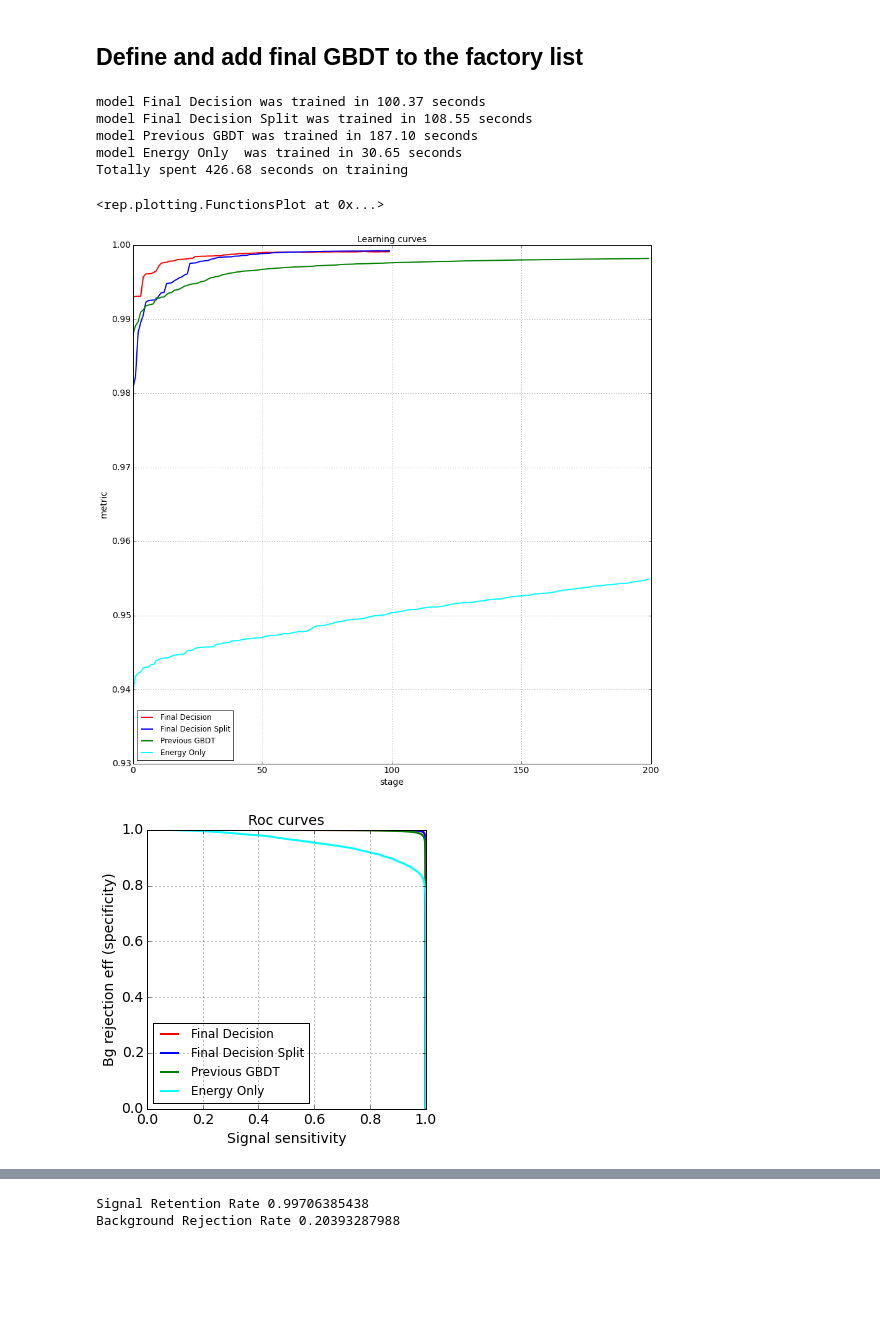
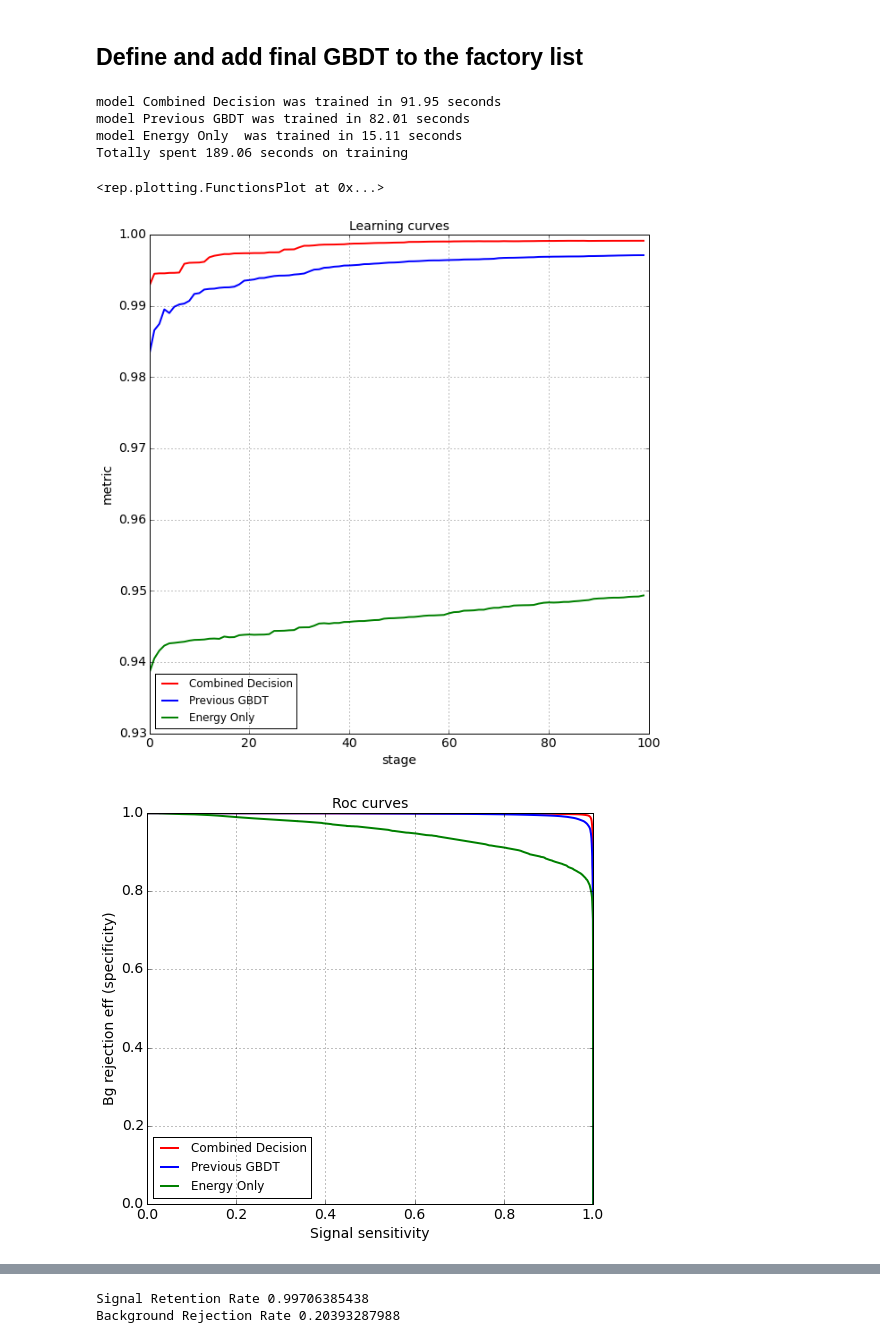
Before and after one commit to ewengillies/track-finding-yandex, a Jupyter notebook: notebooks/LocalBasedFiltering.ipynb, the cells around one changed output, grey strips where cells are left out. Cells and saved outputs as stored; diff of their text form; code cells hidden in the pictures; blank space fills up the shorter version.

```diff
--- a/notebooks/LocalBasedFiltering.ipynb
+++ b/notebooks/LocalBasedFiltering.ipynb
@@ -210,7 +210,6 @@ test_data['labels'] = 2 - test_data['labels']
 gb_all_features = SklearnClassifier(GradientBoostingClassifier(n_estimators=100),
                                     features=train_features)
 factory.add_classifier('All Features', gb_all_features)
-factory.add_classifier('Energy Deposit', gb_deposit)
 # %%
 # Train the classifier
 factory.fit(train_data, train_data['labels'])
@@ -393,8 +401,8 @@ Area under ROC curve after noise  0.296755456363
 # %% [markdown]
 ### Preform Parameter Scan over Alpha
 # %%
-alpha_min = 9.0
-alpha_max = 13.0
+alpha_min = 10.0
+alpha_max = 14.0
 n_alphas = 40
 d_alpha = (alpha_max - alpha_min)/n_alphas
 alphas = np.zeros(n_alphas)
@@ -620,16 +638,17 @@ final_train_features_split = train_features + ['Hough_Even','Hough_Odd', 'Polari
 # Define GBDT over all features, including Hough
 gb_final = SklearnClassifier(GradientBoostingClassifier(n_estimators=100), features=final_train_features)
 # Define GBDT over all features, including Hough
-gb_final_split = SklearnClassifier(GradientBoostingClassifier(n_estimators=100), features=final_train_features_split)
+gb_final_balance = SklearnClassifier(GradientBoostingClassifier(n_estimators=100, max_features=3, min_samples_leaf=300), features=final_train_features)
 
 # Define GBDT over previous features, double the number of trees to faily compare to final
-gb_all_features = SklearnClassifier(GradientBoostingClassifier(n_estimators=200),
+gb_all_features = SklearnClassifier(GradientBoostingClassifier(n_estimators=100),
                                     features=train_features)
 # Define GBDT over only energy deposit, double the number of trees to faily compare to final
-gb_deposit = SklearnClassifier(GradientBoostingClassifier(n_estimators=200),
+gb_deposit = SklearnClassifier(GradientBoostingClassifier(n_estimators=100),
                                features=['deposit'])
-final_factory.add_classifier('Final Decision', gb_final)
-final_factory.add_classifier('Final Decision Split', gb_final_split)
+final_factory.add_classifier('Combined Decision', gb_final)
+#final_factory.add_classifier('Balance Decision', gb_final_balance)
+#final_factory.add_classifier('Final Decision Split', gb_final_split)
 final_factory.add_classifier('Previous GBDT', gb_all_features)
 final_factory.add_classifier('Energy Only', gb_deposit)
 # %%
@@ -637,24 +656,24 @@ final_factory.add_classifier('Energy Only', gb_deposit)
 final_factory.fit(final_trn_data, final_trn_data['labels'])
 pass
 # %% [output]
-model Final Decision was trained in 100.37 seconds
-model Final Decision Split was trained in 108.55 seconds
-model Previous GBDT was trained in 187.10 seconds
-model Energy Only  was trained in 30.65 seconds
-Totally spent 426.68 seconds on training
+model Combined Decision was trained in 91.95 seconds
+model Previous GBDT was trained in 82.01 seconds
+model Energy Only  was trained in 15.11 seconds
+Totally spent 189.06 seconds on training
 # %%
 # Test the classifier
 final_predictions = final_factory.test_on(final_tst_data, final_tst_data['labels'])
 # %%
 # Look at learning curves
+figsize(10,10)
 final_predictions.learning_curve(RocAuc(), steps=1)
 # %% [output]
 <rep.plotting.FunctionsPlot at 0x...>
-[figure, old version]
+[figure, new version]
 # %%
-figsize(5,5)
+figsize(8,7)
 roc = final_predictions.roc()
 roc.plot()
 # %% [output]
-[figure, old version]
+[figure, new version]
 # %%
```
Also changed, not shown: parts of 24 cells of this notebook, 4 other files.
